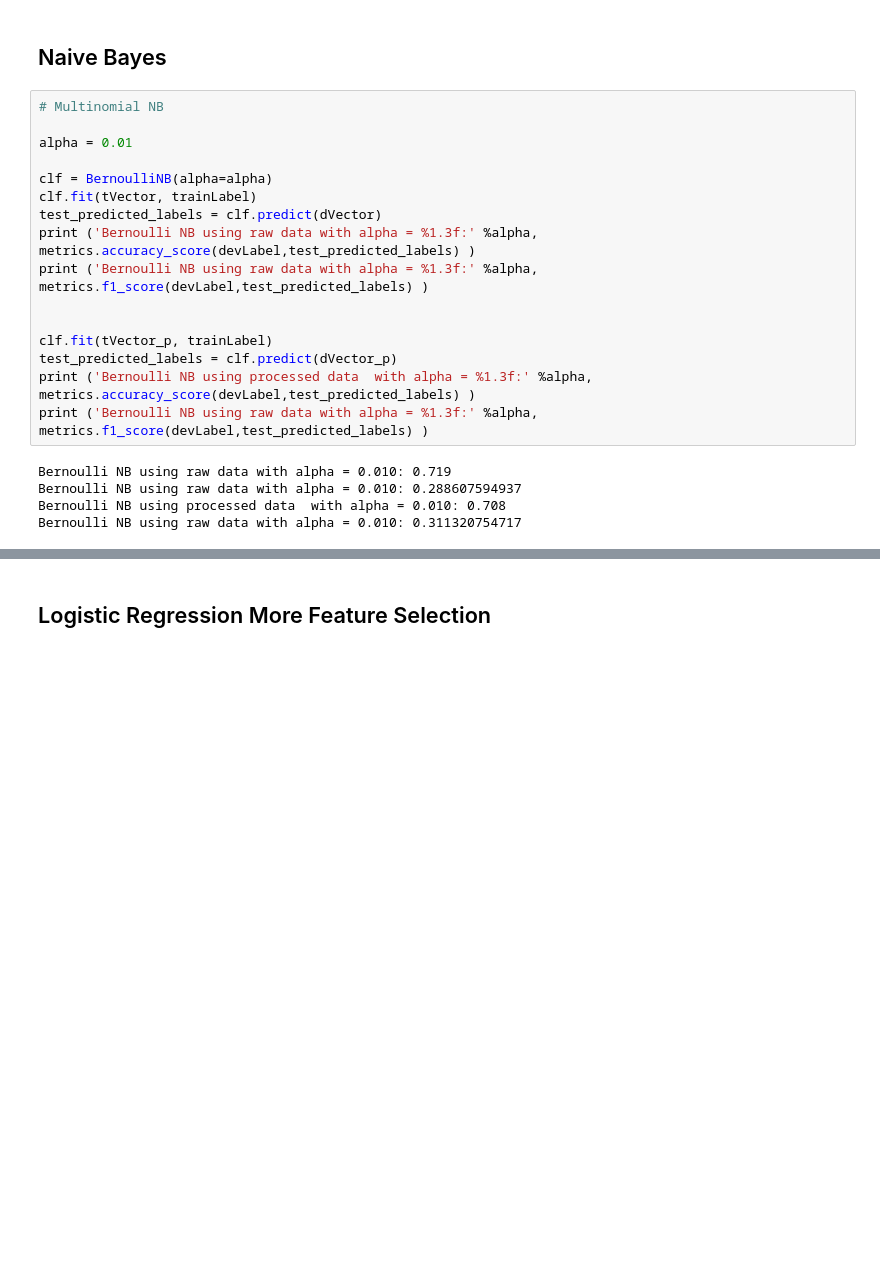
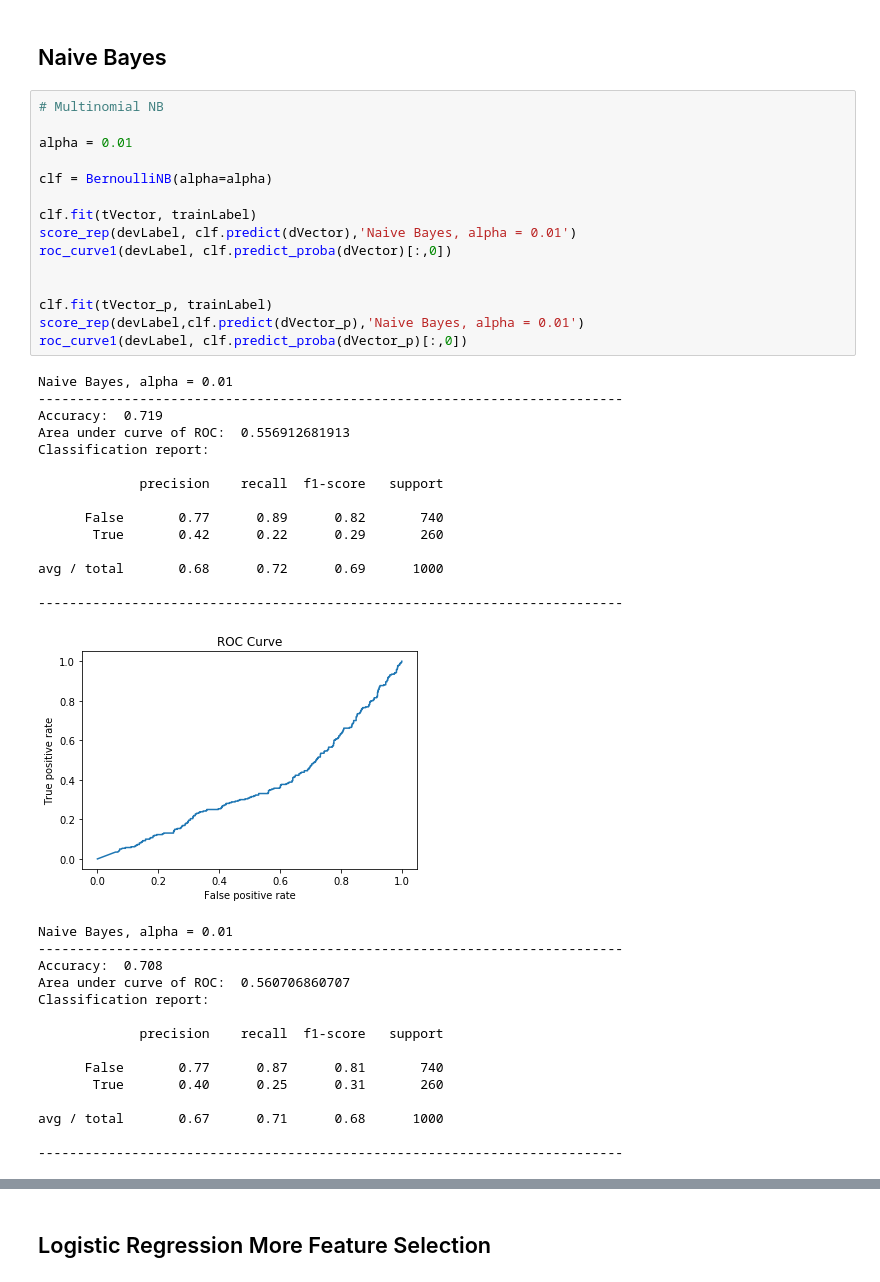
Before and after one commit to maynard242/Classification-Pizza, a Jupyter notebook: W207 Basic Programs LT.ipynb, the cells around one changed output, grey strips where cells are left out. Cells and saved outputs as stored; diff of their text form; blank space fills up the shorter version.

```diff
--- a/W207 Basic Programs LT.ipynb
+++ b/W207 Basic Programs LT.ipynb
@@ -395,23 +424,47 @@ For C =  0.01 Logistic regression f1-score: 0.0
 # %% [markdown]
 ## Naive Bayes
-# %%
-# Multinomial NB
-
-alpha = 0.01
-
-clf = BernoulliNB(alpha=alpha)
-clf.fit(tVector, trainLabel)
-test_predicted_labels = clf.predict(dVector)
-print ('Bernoulli NB using raw data with alpha = %1.3f:' %alpha, metrics.accuracy_score(devLabel,test_predicted_labels) )
-print ('Bernoulli NB using raw data with alpha = %1.3f:' %alpha, metrics.f1_score(devLabel,test_predicted_labels) )
-
-
-clf.fit(tVector_p, trainLabel)
-test_predicted_labels = clf.predict(dVector_p)
-print ('Bernoulli NB using processed data  with alpha = %1.3f:' %alpha, metrics.accuracy_score(devLabel,test_predicted_labels) )
-print ('Bernoulli NB using raw data with alpha = %1.3f:' %alpha, metrics.f1_score(devLabel,test_predicted_labels) )
-# %% [output]
-Bernoulli NB using raw data with alpha = 0.010: 0.719
-Bernoulli NB using raw data with alpha = 0.010: 0.288607594937
-Bernoulli NB using processed data  with alpha = 0.010: 0.708
-Bernoulli NB using raw data with alpha = 0.010: 0.311320754717
+# %%
+# Multinomial NB
+
+alpha = 0.01
+
+clf = BernoulliNB(alpha=alpha)
+
+clf.fit(tVector, trainLabel)
+score_rep(devLabel, clf.predict(dVector),'Naive Bayes, alpha = 0.01')
+roc_curve1(devLabel, clf.predict_proba(dVector)[:,0])
+
+
+clf.fit(tVector_p, trainLabel)
+score_rep(devLabel,clf.predict(dVector_p),'Naive Bayes, alpha = 0.01')
+roc_curve1(devLabel, clf.predict_proba(dVector_p)[:,0])
+# %% [output]
+Naive Bayes, alpha = 0.01
+---------------------------------------------------------------------------
+Accuracy:  0.719
+Area under curve of ROC:  0.556912681913
+Classification report:
+
+             precision    recall  f1-score   support
+
+      False       0.77      0.89      0.82       740
+       True       0.42      0.22      0.29       260
+
+avg / total       0.68      0.72      0.69      1000
+
+---------------------------------------------------------------------------
+[figure, added]
+Naive Bayes, alpha = 0.01
+---------------------------------------------------------------------------
+Accuracy:  0.708
+Area under curve of ROC:  0.560706860707
+Classification report:
+
+             precision    recall  f1-score   support
+
+      False       0.77      0.87      0.81       740
+       True       0.40      0.25      0.31       260
+
+avg / total       0.67      0.71      0.68      1000
+
+---------------------------------------------------------------------------
```
Also changed, not shown: parts of 8 cells of this notebook, 2 other files.
